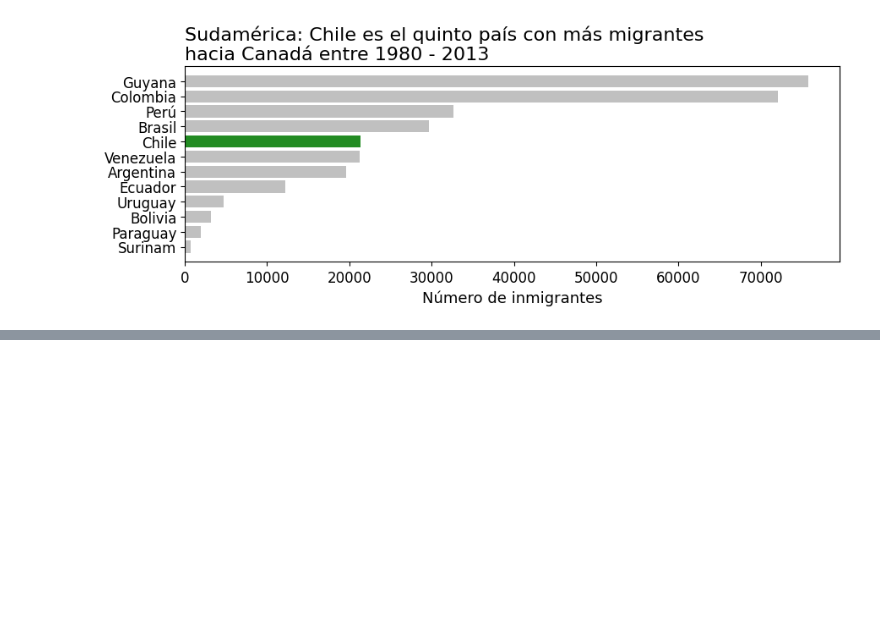
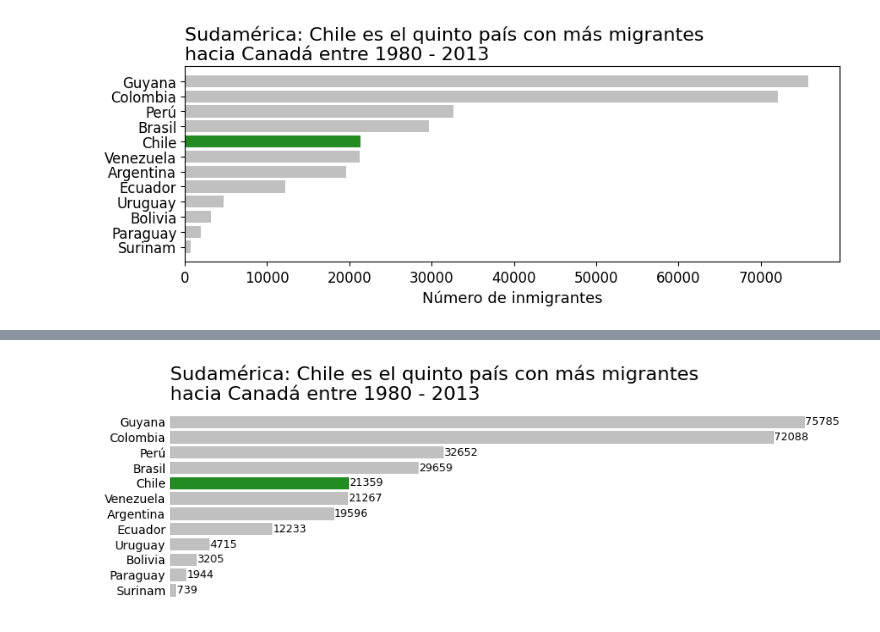
Before and after one commit to Ivan270/graficos-con-python, a Jupyter notebook: 3.1.personalizando-graficos-matplotlib.ipynb, the cells around one changed output, grey strips where cells are left out. Cells and saved outputs as stored; diff of their text form; code cells hidden in the pictures; blank space fills up the shorter version.

```diff
--- a/3.1.personalizando-graficos-matplotlib.ipynb
+++ b/3.1.personalizando-graficos-matplotlib.ipynb
@@ -209,0 +291,45 @@ plt.show()
+# %%
+colores = []
+for pais in sudamerica_sorted.index:
+    if pais == "Chile":
+        colores.append("forestgreen")
+    else:
+        colores.append("silver")
+
+fig, ax = plt.subplots(figsize=(10, 3))
+
+# quitará recuadro
+ax.set_frame_on(False)
+
+# quitar etiquetas del eje X
+ax.xaxis.set_visible(False)
+
+# quitar rayas después de las etiquetas de los países
+ax.tick_params(axis="y", which="both", length=0)
+
+ax.barh(sudamerica_sorted.index, sudamerica_sorted["Total"], facecolor=colores)
+ax.set_title(
+    "Sudamérica: Chile es el quinto país con más migrantes\nhacia Canadá entre 1980 - 2013",
+    loc="left",
+    fontsize=16,
+)
+# invertir labels (por cambio a barh)
+ax.set_ylabel("")
+ax.yaxis.set_tick_params(labelsize=10)
+
+# Para insertar anotaciones después de la barra
+for i, j in enumerate(sudamerica_sorted["Total"]):
+    # posición en x se le añaden 20 pixeles, y el tercer argumento será el valor total a mostrar
+    # ha -> horizontal alignment, va -> vertical
+    ax.text(j + 20, i, str(j), color="black", fontsize=9, ha="left", va="center")
+
+fig.savefig(
+    "exported_data/inmigrantes_sudamericanos_canada.png",
+    transparent=True,
+    dpi=300,
+    bbox_inches="tight",
+)
+
+plt.show()
+# %% [output]
+[figure, added]
```
Also changed, not shown: parts of 7 cells of this notebook, 3 other files.
